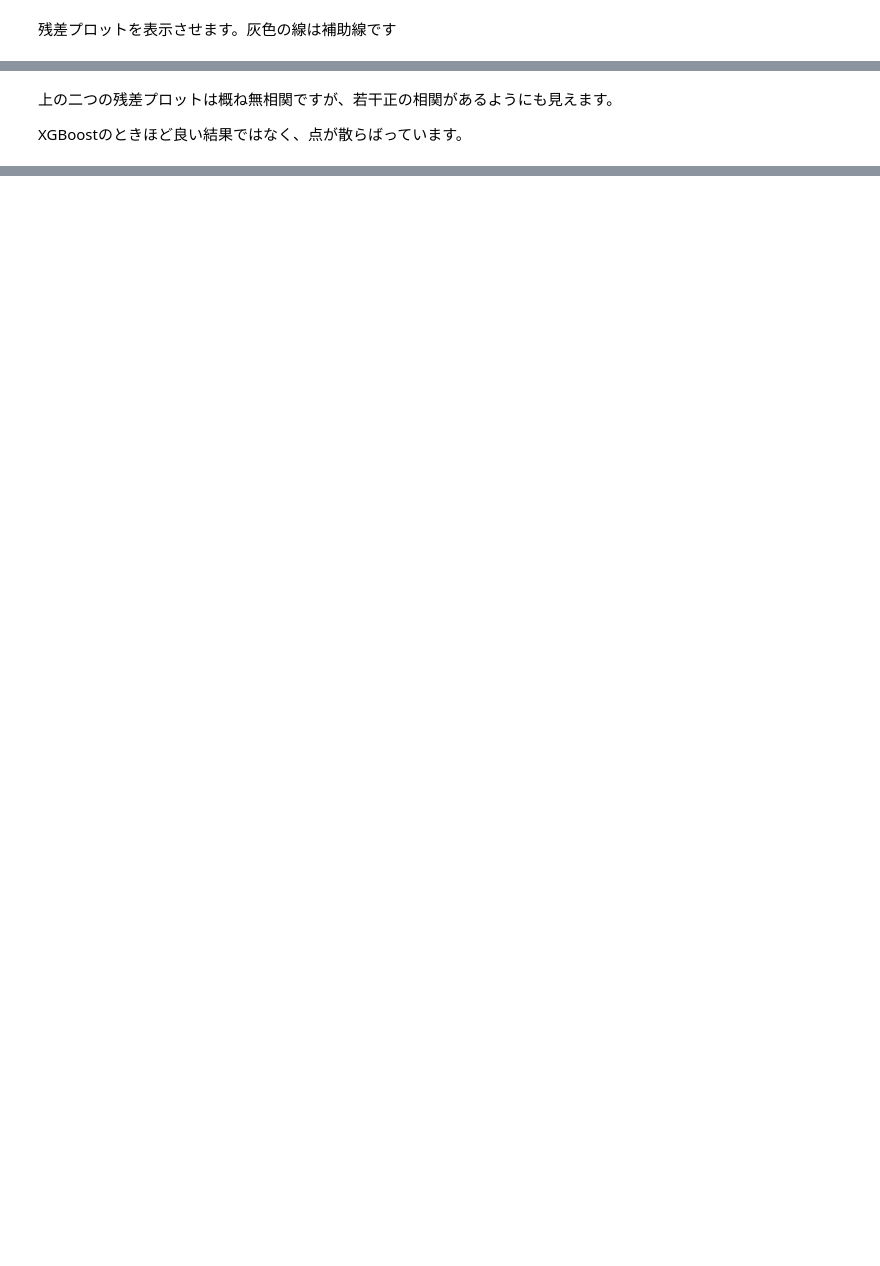
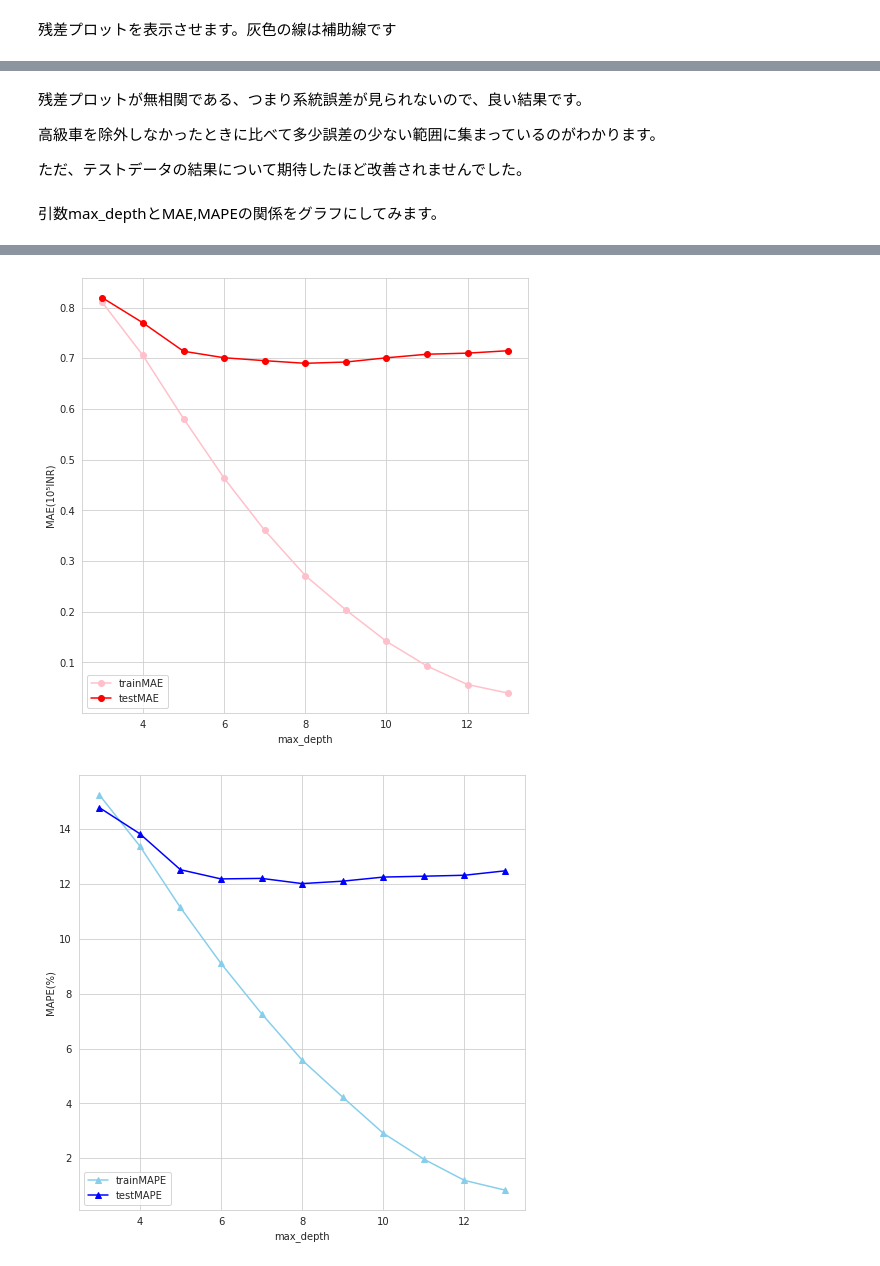
Before and after one commit to Kyotaro65/Used_Cars_Price_Prediction, a Jupyter notebook: Used_Cars_Price_Pred.ipynb, the cells around one changed output, grey strips where cells are left out. Saved outputs shown, nothing was run; the diff lists cells and outputs as text; code cells hidden in the pictures; blank space fills up the shorter version.

```diff
--- a/Used_Cars_Price_Pred.ipynb
+++ b/Used_Cars_Price_Pred.ipynb
@@ -1558,4 +1357,39 @@ plt.show()
-# %% [markdown]
-上の二つの残差プロットは概ね無相関ですが、若干正の相関があるようにも見えます。
-
-XGBoostのときほど良い結果ではなく、点が散らばっています。
+# %% [markdown]
+残差プロットが無相関である、つまり系統誤差が見られないので、良い結果です。
+
+高級車を除外しなかったときに比べて多少誤差の少ない範囲に集まっているのがわかります。
+
+ただ、テストデータの結果について期待したほど改善されませんでした。
+# %% [markdown]
+引数max_depthとMAE,MAPEの関係をグラフにしてみます。
+# %%
+max=14
+trainMAE=[]
+testMAE=[]
+trainMAPE=[]
+testMAPE=[]
+for i in range(3,max):
+  xgb_gra=xgboost.XGBRegressor(max_depth=i)
+  xgb_gra.fit(X_train,y_train)
+  y_train_pred_gra=xgb_gra.predict(X_train)
+  y_test_pred_gra=xgb_gra.predict(X_test)
+  trainMAE.append(mean_absolute_error(y_train,y_train_pred_gra))
+  testMAE.append(mean_absolute_error(y_test,y_test_pred_gra))
+  trainMAPE.append(np.mean(np.abs((y_train_pred_gra - y_train) / y_train)) * 100)
+  testMAPE.append(np.mean(np.abs((y_test_pred_gra - y_test) / y_test)) * 100)
+plt.figure(figsize=(8,8))
+plt.plot(np.arange(3,max), np.array(trainMAE),marker="o",color="pink",label='trainMAE')
+plt.plot(np.arange(3,max), np.array(testMAE),marker="o",color="red",label='testMAE')
+plt.legend(loc='lower left')
+plt.xlabel('max_depth')
+plt.ylabel('MAE(10⁵INR)')
+plt.show()
+
+plt.figure(figsize=(8,8))
+plt.plot(np.arange(3,max), np.array(trainMAPE),marker="^",color="skyblue",label='trainMAPE')
+plt.plot(np.arange(3,max), np.array(testMAPE),marker="^",color="blue",label='testMAPE')
+plt.legend(loc='lower left')
+plt.xlabel('max_depth')
+plt.ylabel('MAPE(%)')
+plt.show()
+# %% [output]
@@ -1561,0 +1407,2 @@ XGBoostのときほど良い結果ではなく、点が散らばっています
+[figure, added]
+[figure, added]
```
Also changed, not shown: parts of 70 cells of this notebook.
